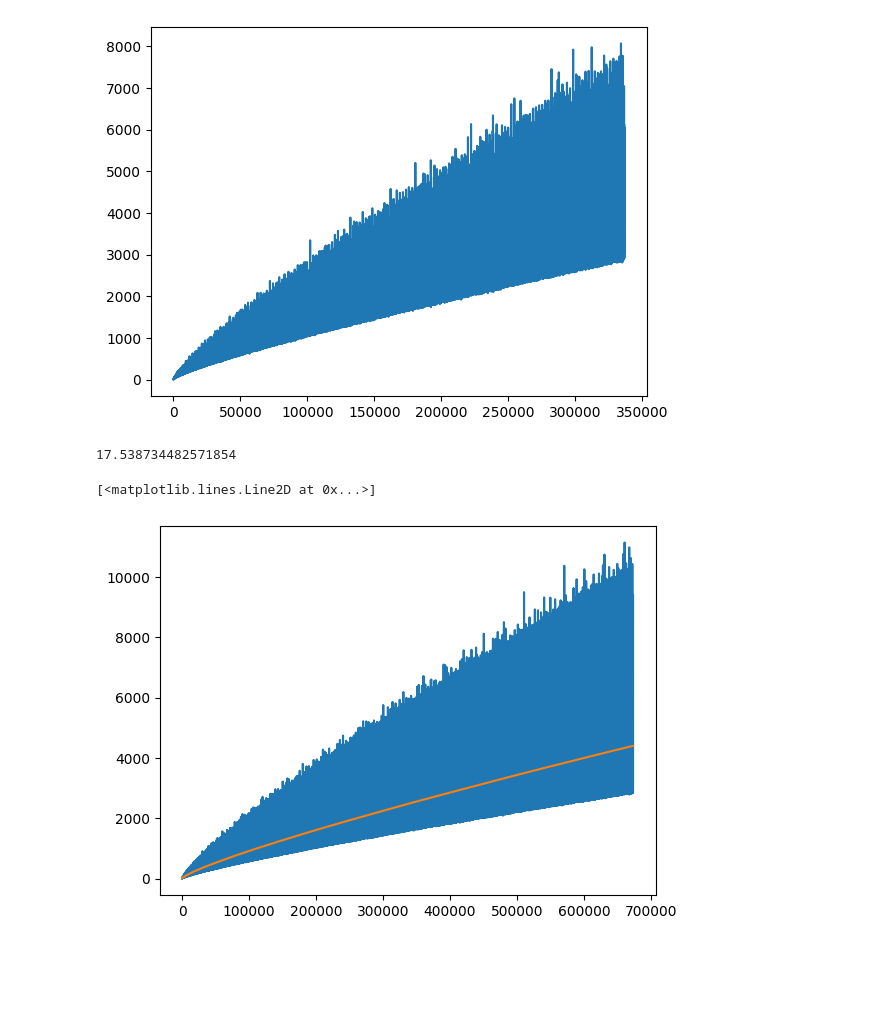
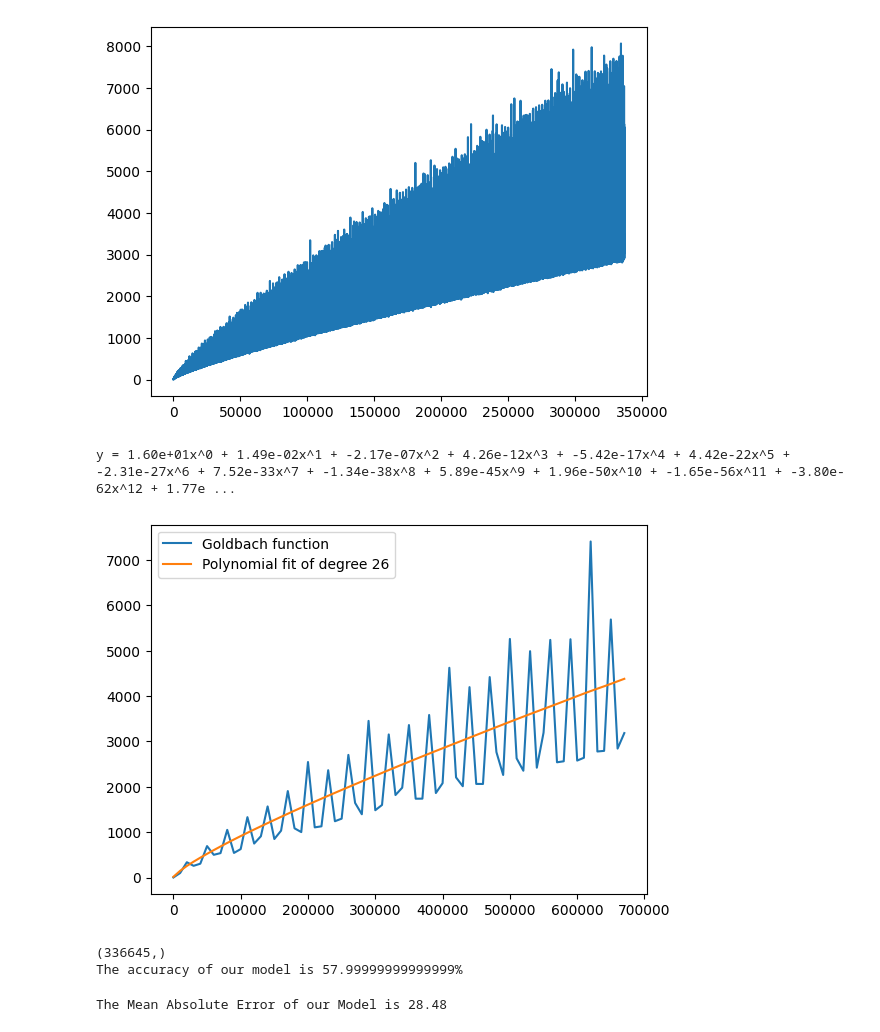
Before and after one commit to Sauravroy34/Goldbach_function_approximation, a Jupyter notebook: using_sklearn.ipynb, the cells around one changed output. Saved outputs shown, nothing was run; the diff lists cells and outputs as text; code cells hidden in the pictures; blank space fills up the shorter version.

```diff
--- a/using_sklearn.ipynb
+++ b/using_sklearn.ipynb
@@ -29,17 +30,38 @@ plt.plot(combination_plt)
 [<matplotlib.lines.Line2D at 0x...>]
 [figure]
 # %%
+import warnings
+warnings.filterwarnings('ignore')
+function_approx = np.poly1d(np.polyfit(df["Even_number"],combination,30))
 
-function_approx = np.poly1d(np.polyfit(df["Even_number"],combination,50))
 
-function_approx(100)
+coeffs = function_approx.coefficients
+equation = " + ".join(f"{coeff:.2e}x^{degree}" for degree, coeff in enumerate(reversed(coeffs)) if coeff != 0)
+print(f"y = {equation}")
 # %% [output]
-17.538734482571854
+y = 1.60e+01x^0 + 1.49e-02x^1 + -2.17e-07x^2 + 4.26e-12x^3 + -5.42e-17x^4 + 4.42e-22x^5 + -2.31e-27x^6 + 7.52e-33x^7 + -1.34e-38x^8 + 5.89e-45x^9 + 1.96e-50x^10 + -1.65e-56x^11 + -3.80e-62x^12 + 1.77e ...
 # %%
 
 values = map(function_approx,df["Even_number"])
-plt.plot(df["Even_number"],combination)
-plt.plot(df["Even_number"],list(values))
+plt.plot(df["Even_number"][::5000],combination[::5000],label = "Goldbach function")
+plt.plot(df["Even_number"][::5000],list(values)[::5000],label = "Polynomial fit of degree 26")
+plt.legend()
+plt.show()
 # %% [output]
-[<matplotlib.lines.Line2D at 0x...>]
-[figure, old version]
+[figure, new version]
+# %%
+values = map(function_approx,df["Even_number"])
+print(combination.shape)
+score = r2_score(combination, np.array(list(values)))
+print("The accuracy of our model is {}%".format(round(score, 2) *100))
+# %% [output]
+(336645,)
+The accuracy of our model is 57.99999999999999%
+# %%
+from sklearn.metrics import mean_squared_error ,mean_absolute_error
+import numpy as np
+values = map(function_approx,df["Even_number"])
+score = np.sqrt(mean_absolute_error(combination,np.array(list(values)) ))
+print("The Mean Absolute Error of our Model is {}".format(round(score, 2)))
+# %% [output]
+The Mean Absolute Error of our Model is 28.48
```
Also changed, not shown: parts of 1 cell of this notebook, 5 other files.
